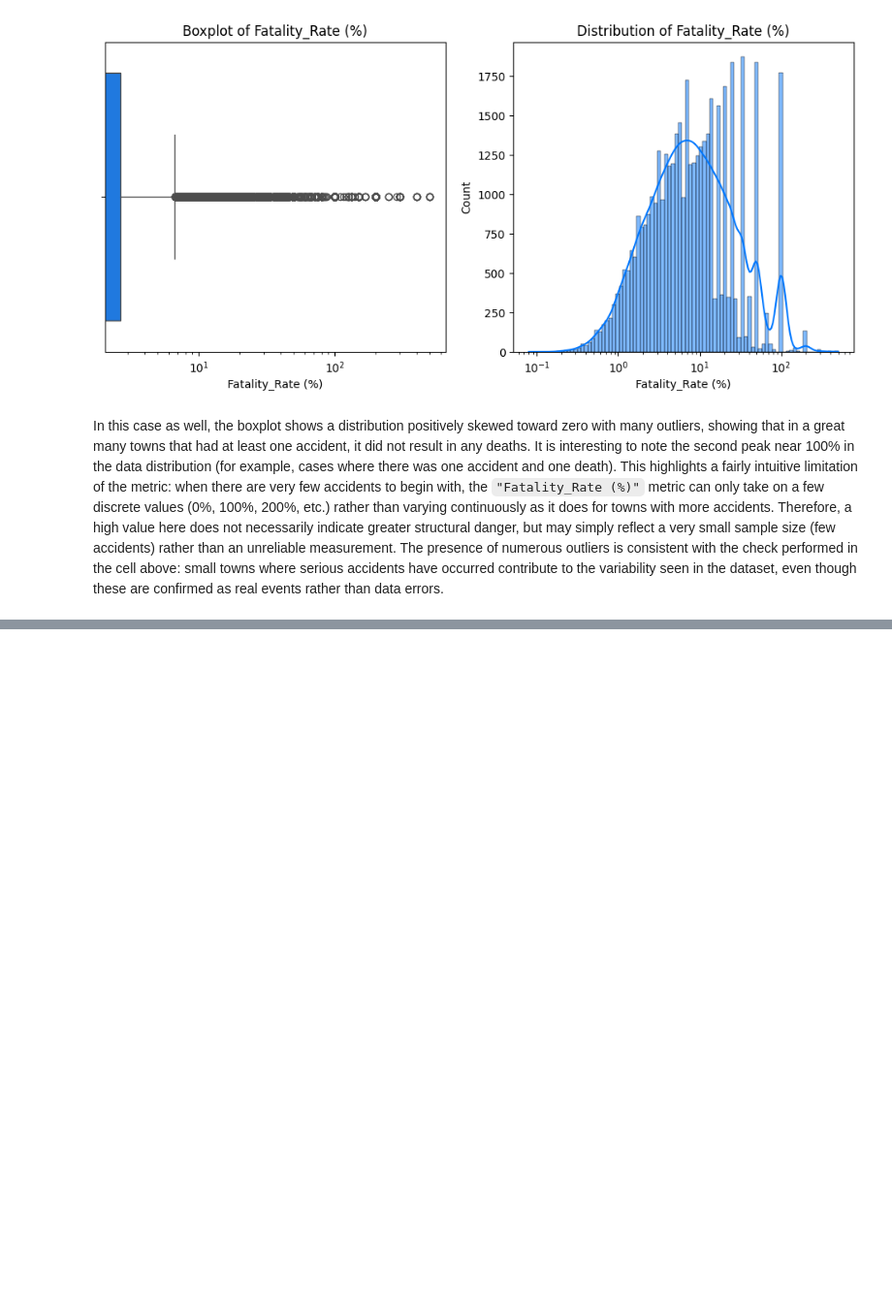
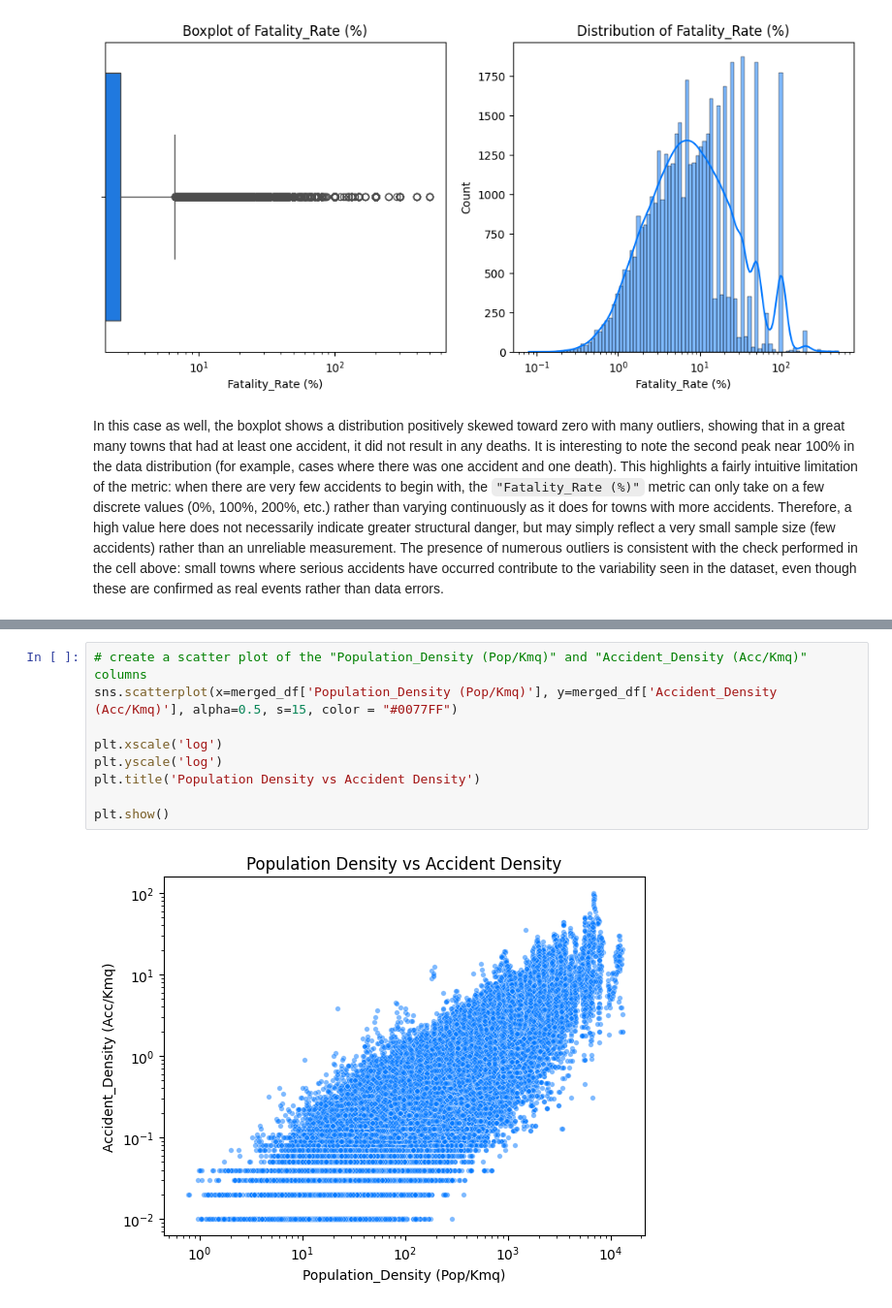
Before and after one commit to Aaronstriker/Final-Project-master-boolean-Data-Analytics, a Jupyter notebook: main_notebook.ipynb, the cells around one changed output, grey strips where cells are left out. Shown at 97% size. Drawn from its saved outputs; the diff is of its cells as text; blank space fills up the shorter version.

```diff
--- a/main_notebook.ipynb
+++ b/main_notebook.ipynb
@@ -831,0 +862,11 @@ In this case as well, the boxplot shows a distribution positively skewed toward
+# %%
+# create a scatter plot of the "Population_Density (Pop/Kmq)" and "Accident_Density (Acc/Kmq)" columns
+sns.scatterplot(x=merged_df['Population_Density (Pop/Kmq)'], y=merged_df['Accident_Density (Acc/Kmq)'], alpha=0.5, s=15, color = "#0077FF")
+
+plt.xscale('log')
+plt.yscale('log')
+plt.title('Population Density vs Accident Density')
+
+plt.show()
+# %% [output]
+[figure, added]
```
Also changed, not shown: parts of 20 cells of this notebook.
